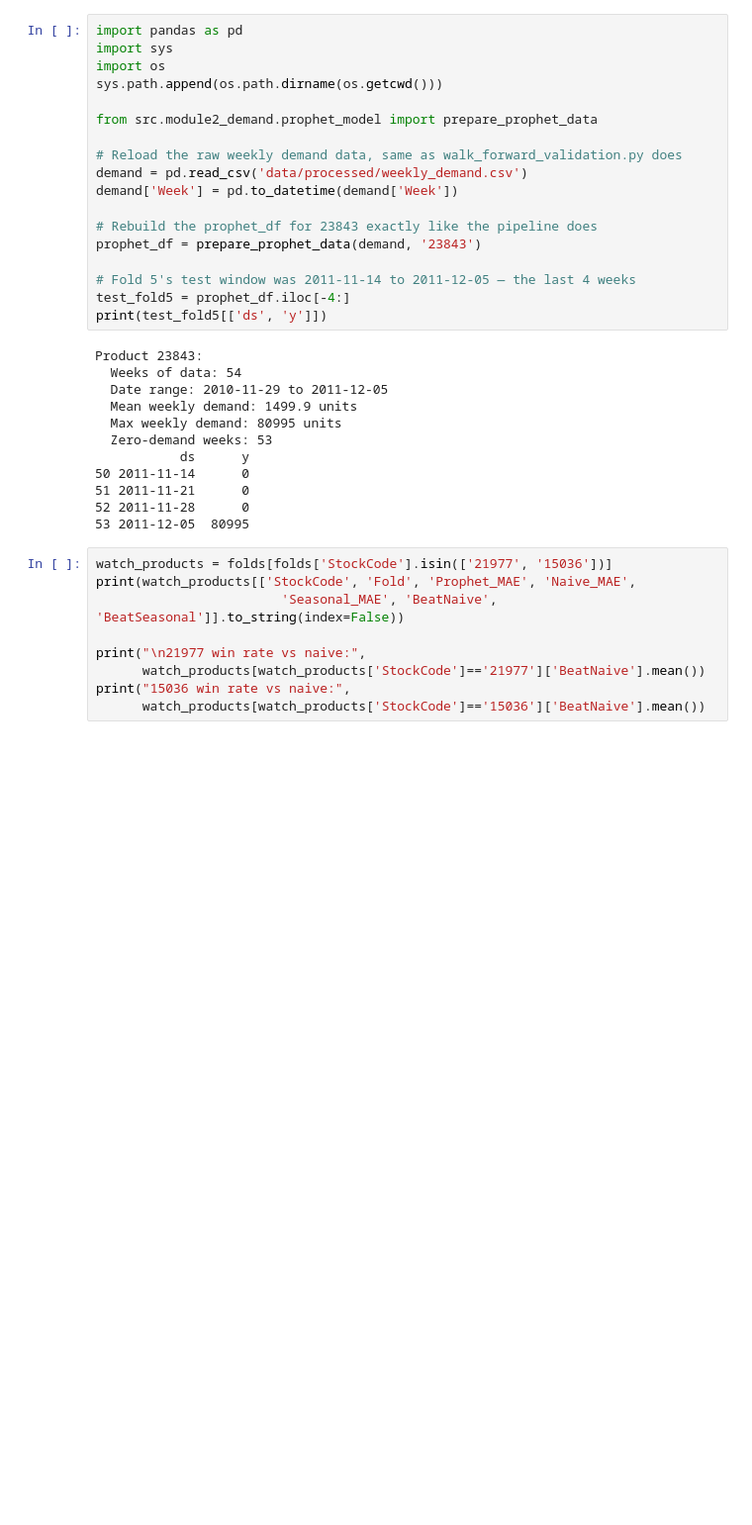
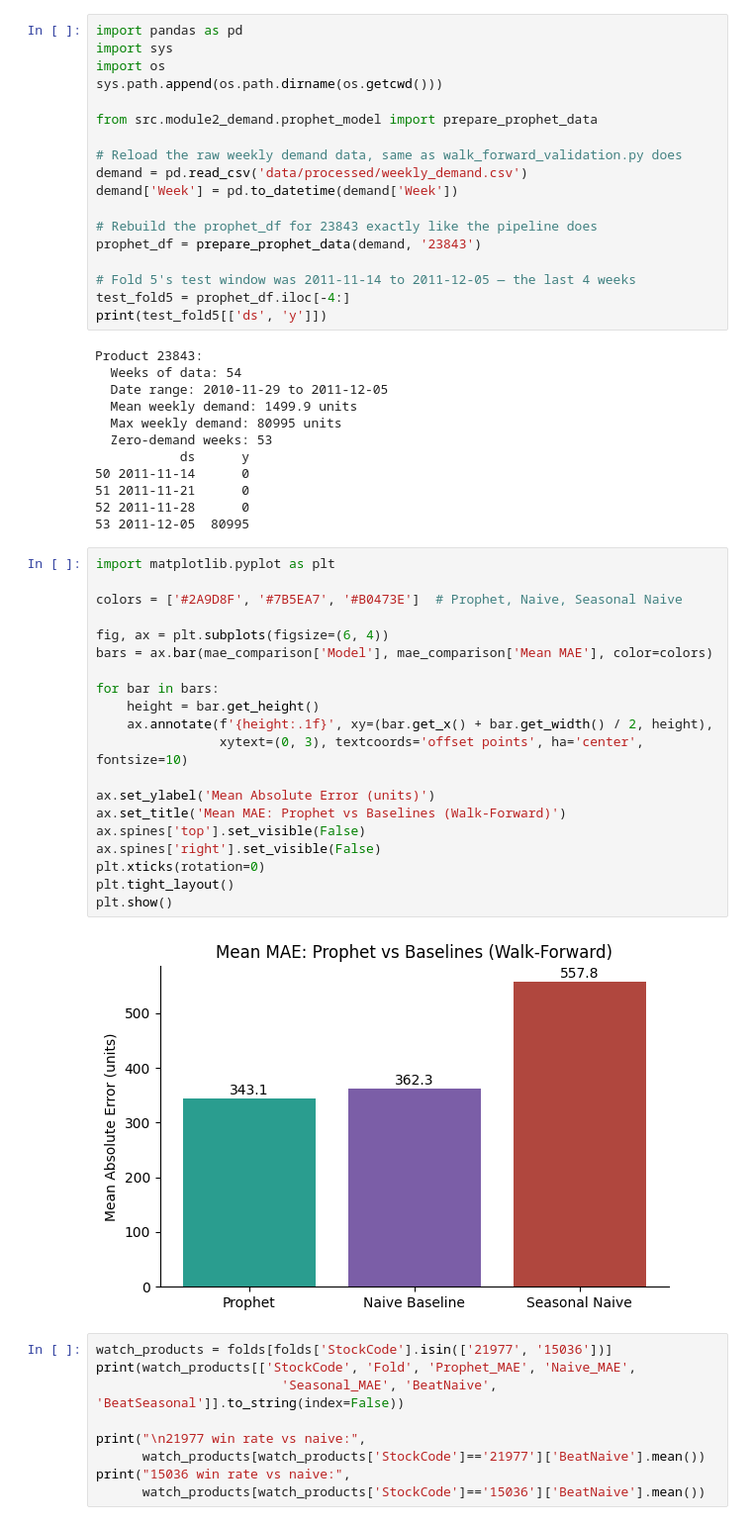
Before and after one commit to yerinryu21/retail-intelligence-platform, a Jupyter notebook: notebooks/18_walkforward_results.ipynb, the cells around one changed output. Shown at 99% size. Drawn from its saved outputs; the diff is of its cells as text; blank space fills up the shorter version.

```diff
--- a/notebooks/18_walkforward_results.ipynb
+++ b/notebooks/18_walkforward_results.ipynb
@@ -58,6 +65,28 @@ Product 23843:
 51 2011-11-21      0
 52 2011-11-28      0
 53 2011-12-05  80995
+# %%
+import matplotlib.pyplot as plt
+
+colors = ['#2A9D8F', '#7B5EA7', '#B0473E']  # Prophet, Naive, Seasonal Naive
+
+fig, ax = plt.subplots(figsize=(6, 4))
+bars = ax.bar(mae_comparison['Model'], mae_comparison['Mean MAE'], color=colors)
+
+for bar in bars:
+    height = bar.get_height()
+    ax.annotate(f'{height:.1f}', xy=(bar.get_x() + bar.get_width() / 2, height),
+                xytext=(0, 3), textcoords='offset points', ha='center', fontsize=10)
+
+ax.set_ylabel('Mean Absolute Error (units)')
+ax.set_title('Mean MAE: Prophet vs Baselines (Walk-Forward)')
+ax.spines['top'].set_visible(False)
+ax.spines['right'].set_visible(False)
+plt.xticks(rotation=0)
+plt.tight_layout()
+plt.show()
+# %% [output]
+[figure, added]
 # %%
 watch_products = folds[folds['StockCode'].isin(['21977', '15036'])]
 print(watch_products[['StockCode', 'Fold', 'Prophet_MAE', 'Naive_MAE',
```
Also changed, not shown: parts of 2 cells of this notebook, 39 other files.
